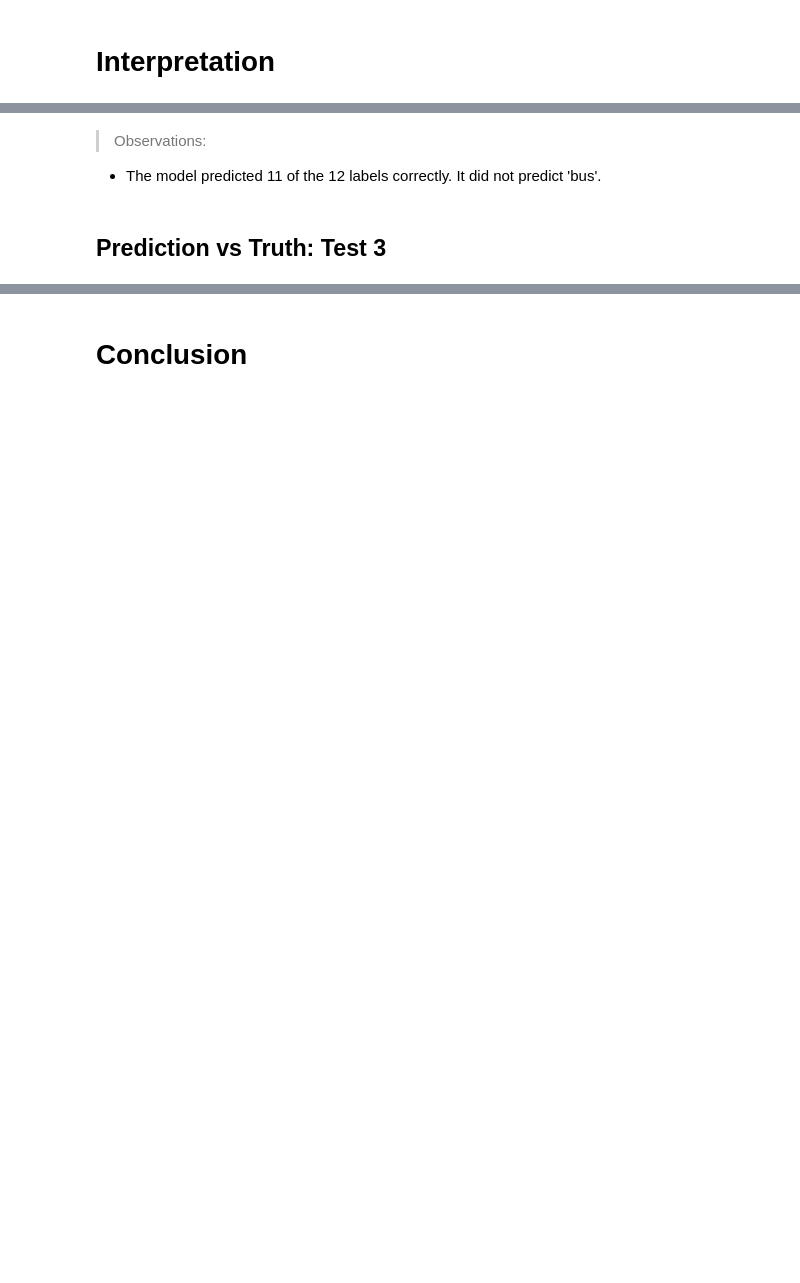
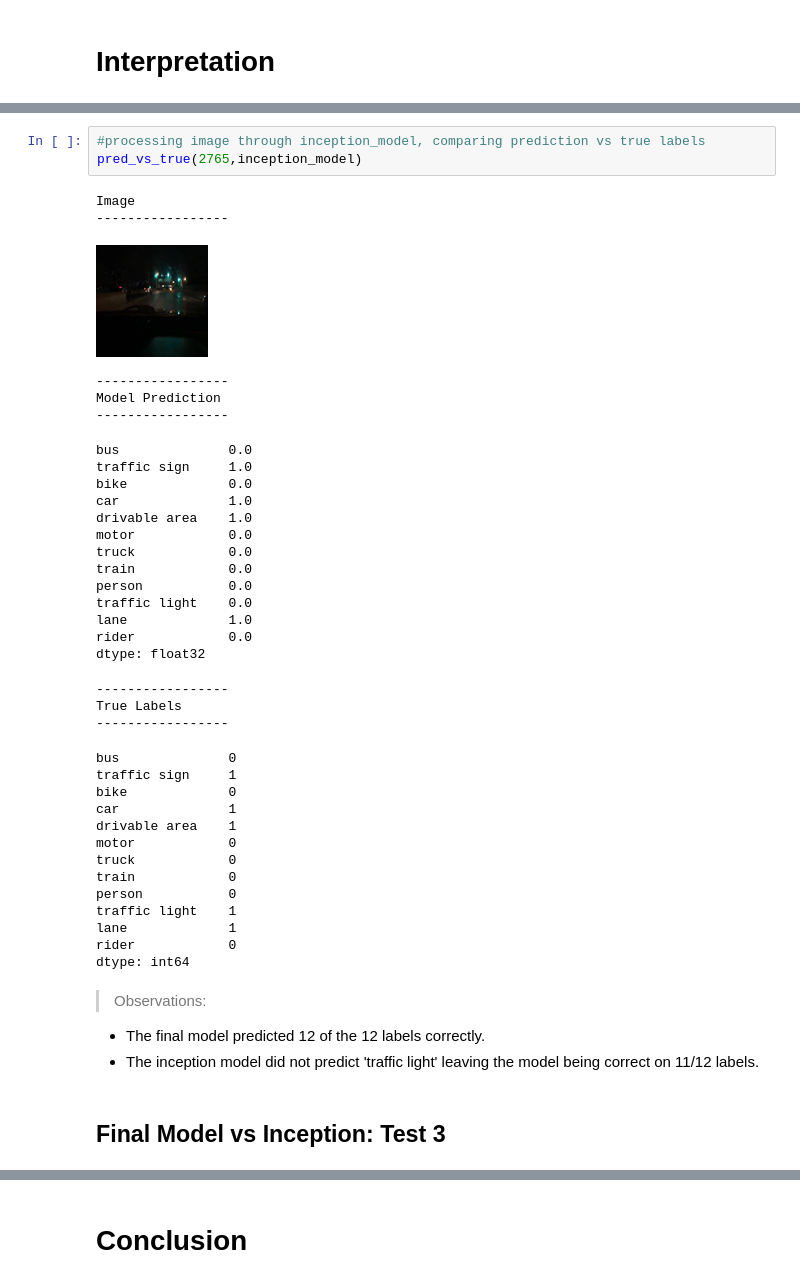
Before and after one commit to hpatel530/Image-Classification-for-Autonomous-Vehicles-, a Jupyter notebook: ImageClassification.ipynb, the cells around one changed output, grey strips where cells are left out. Drawn from its saved outputs; the diff is of its cells as text; blank space fills up the shorter version.

```diff
--- a/ImageClassification.ipynb
+++ b/ImageClassification.ipynb
@@ -2100,9 +2135,49 @@ motor            0
 dtype: int64
+# %%
+#processing image through inception_model, comparing prediction vs true labels
+pred_vs_true(2765,inception_model)
+# %% [output]
+Image
+-----------------
+[figure, added]
+-----------------
+Model Prediction
+-----------------
+bus              0.0
+traffic sign     1.0
+bike             0.0
+car              1.0
+drivable area    1.0
+motor            0.0
+truck            0.0
+train            0.0
+person           0.0
+traffic light    0.0
+lane             1.0
+rider            0.0
+dtype: float32
+-----------------
+True Labels
+-----------------
+bus              0
+traffic sign     1
+bike             0
+car              1
+drivable area    1
+motor            0
+truck            0
+train            0
+person           0
+traffic light    1
+lane             1
+rider            0
+dtype: int64
 # %% [markdown]
 >Observations:
-* The model predicted 11 of the 12 labels correctly. It did not predict 'bus'.
+* The final model predicted 12 of the 12 labels correctly.
+* The inception model did not predict 'traffic light' leaving the model being correct on 11/12 labels.
 # %% [markdown]
-## Prediction vs Truth: Test 3
+## Final Model vs Inception: Test 3
 # %%
 #processing image through final model, comparing prediction vs true labels
 pred_vs_true(6999, final_model)
```
Also changed, not shown: parts of 63 cells of this notebook.
